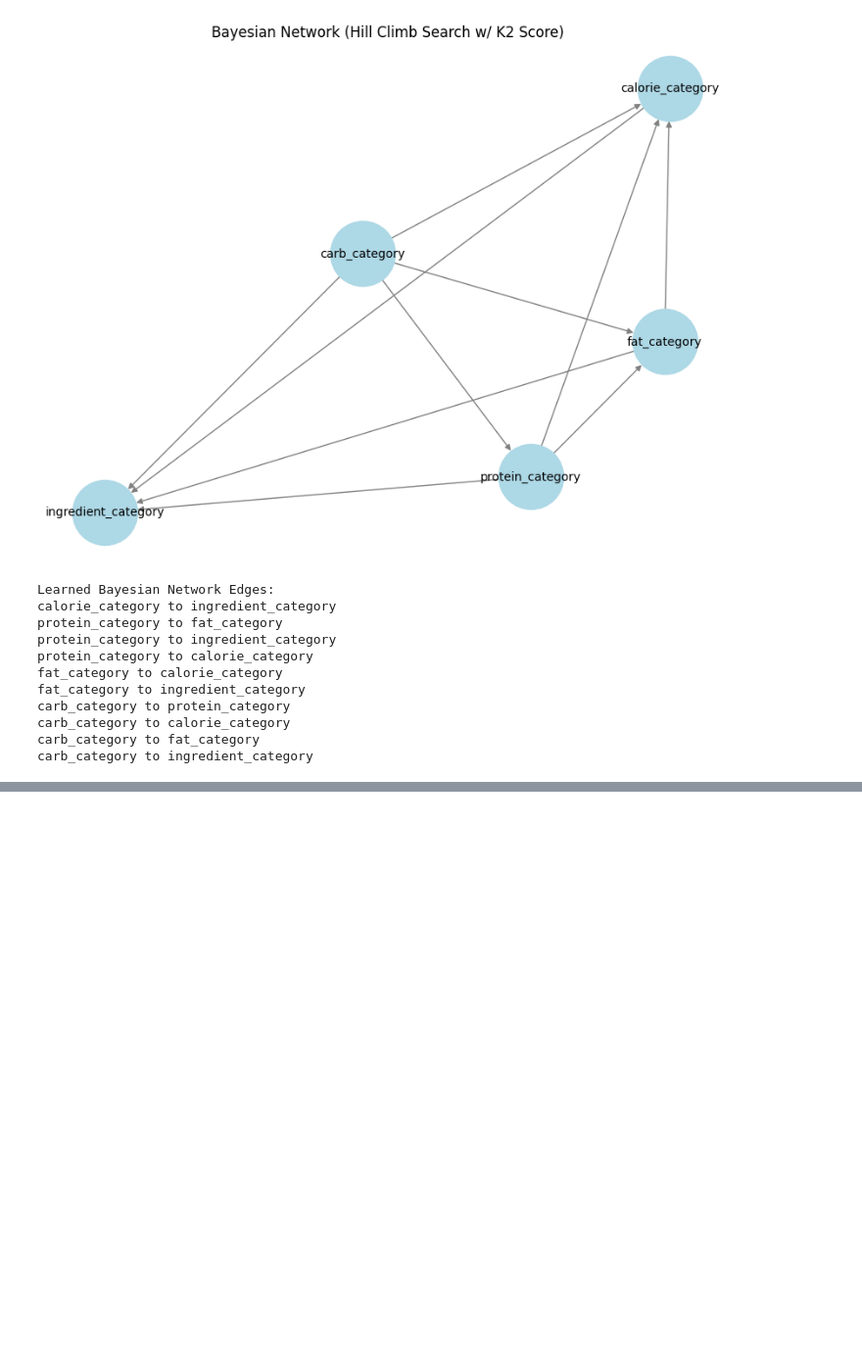
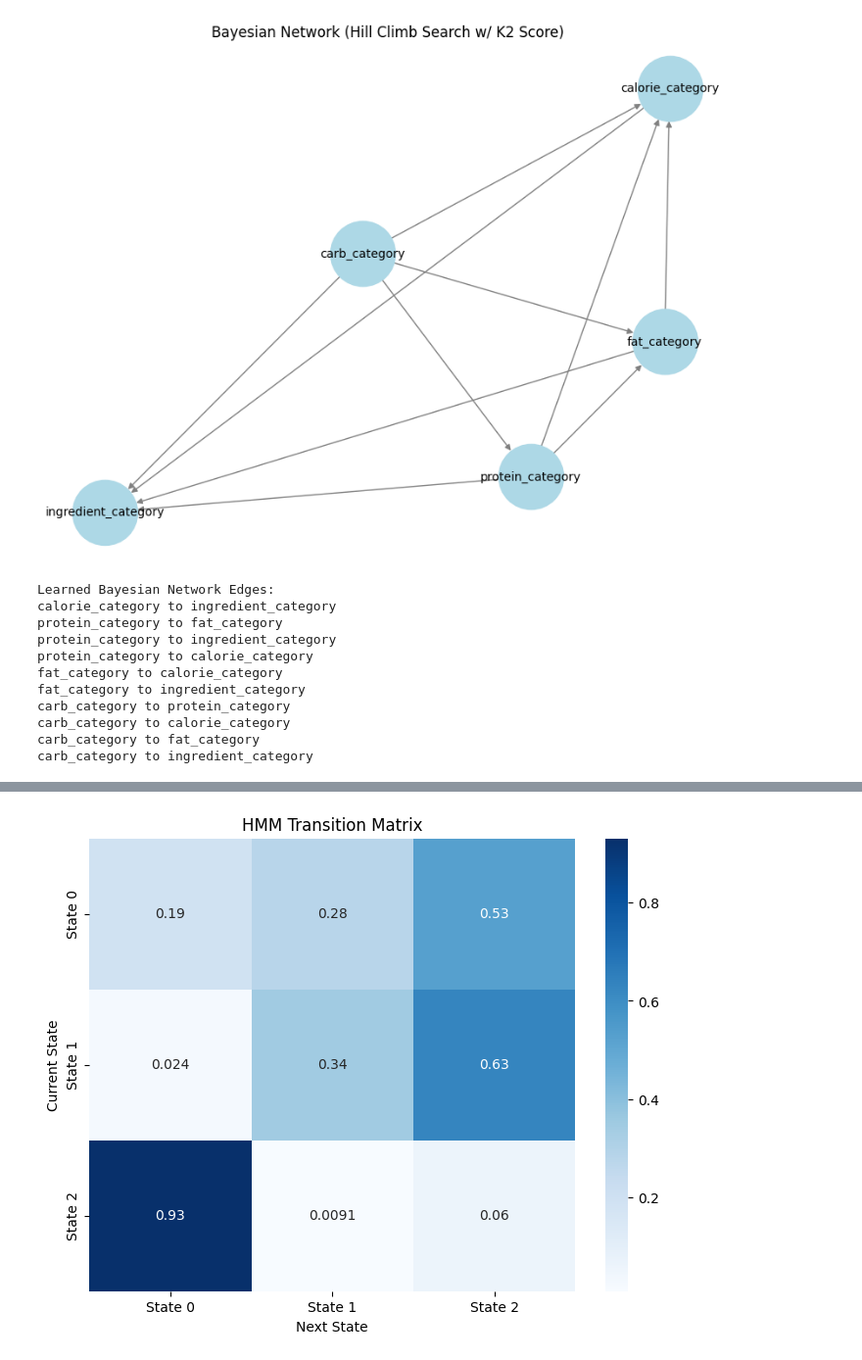
Before and after one commit to JosephW23/SmartMealPlanner, a Jupyter notebook: Main.ipynb, the cells around one changed output, grey strips where cells are left out. Shown: that part at 98% size. Saved outputs shown, nothing was run; the diff lists cells and outputs as text; code cells hidden in the pictures; blank space fills up the shorter version.

```diff
--- a/Main.ipynb
+++ b/Main.ipynb
@@ -522,0 +578,4 @@ carb_category to ingredient_category
+# %%
+metrics = [col for col in user_data.columns if col != "predicted_behavior"]
+data_scaler = MinMaxScaler()
+user_data[metrics] = scaler.fit_transform(user_data[metrics])
@@ -522,0 +599,20 @@ carb_category to ingredient_category
+# %%
+weights = {
+    "satisfaction" : 0.25, # Important for user input
+    "diet_adherence" : 0.3, # Important for user input
+    "ingredient_category" : 0.2, # Simple: num_ingredients cost proxy
+    "protein_category" : 0.5, # Simple: protein good
+    "fat_category" : 0.1, # Simple: fat ok
+    "carb_category" : -0.5, # Simple: carbs bad
+    "calorie_category" : 0.3 # Simple: calories still important
+}
+
+user_data["score"] = sum(weights[category] * user_data[category] for category in metrics)
+
+observations = user_data["score"].values.reshape(-1, 1)
+# %%
+model = hmm.GaussianHMM(n_components = 3, n_iter = 100, random_state = 101)
+# model.startprob_ = np.array([1/3, 1/3, 1/3]) # Similar to forward inference
+model.fit(observations)
+predicted_labels = model.predict(observations)
+user_data["predicted_behavior"] = predicted_labels
@@ -522,0 +676,13 @@ carb_category to ingredient_category
+# %%
+trans_mat = model.transmat_
+
+plt.figure(figsize=(8, 6))
+sns.heatmap(trans_mat, annot=True, cmap="Blues",
+            xticklabels=[f"State {i}" for i in range(trans_mat.shape[1])],
+            yticklabels=[f"State {i}" for i in range(trans_mat.shape[0])])
+plt.xlabel("Next State")
+plt.ylabel("Current State")
+plt.title("HMM Transition Matrix")
+plt.show()
+# %% [output]
+[figure, added]
```
Also changed, not shown: parts of 20 cells of this notebook, 1 other file.
